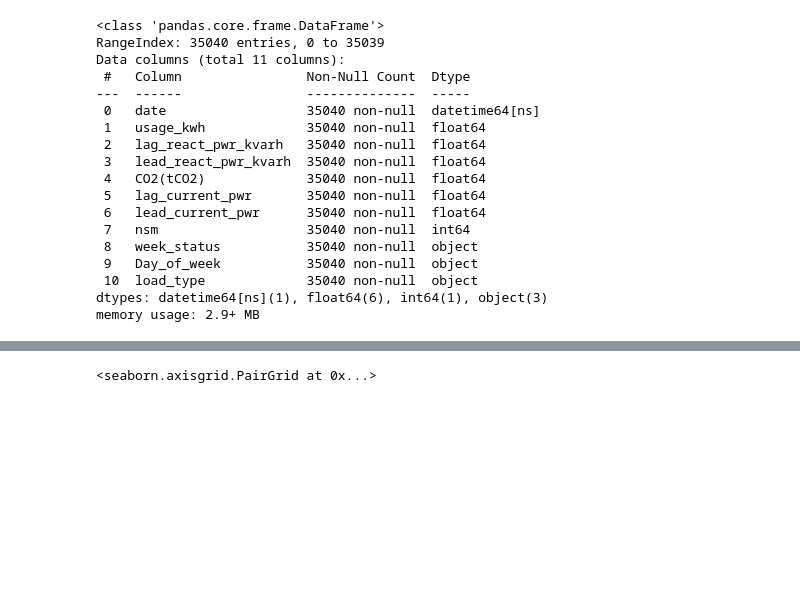
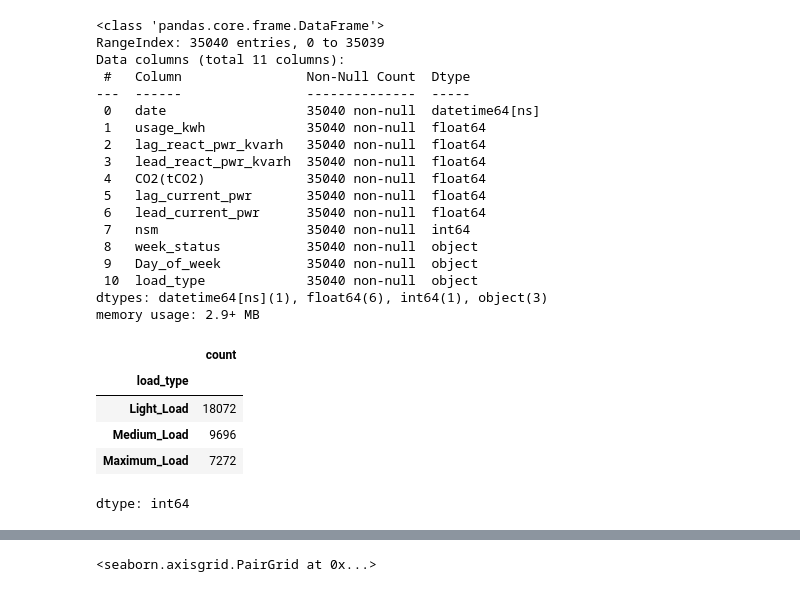
Before and after one commit to zaccowan/MLA_ZSC, a Jupyter notebook: MLA2_ZSC.ipynb, the cells around one changed output, grey strips where cells are left out. Saved outputs shown, nothing was run; the diff lists cells and outputs as text; code cells hidden in the pictures; blank space fills up the shorter version.

```diff
--- a/MLA2_ZSC.ipynb
+++ b/MLA2_ZSC.ipynb
@@ -119,0 +122,12 @@ types_df=df.dtypes.value_counts()
+# %%
+# the following is the counts for each load type in terms of samples
+# Note: 96 samples were taken per day - a sample every 15 minutes for 24 hours
+load_count_samples=df["load_type"].value_counts()
+load_count_samples
+# %% [output]
+|  | count |
+| load_type |  |
+| Light_Load | 18072 |
+| Medium_Load | 9696 |
+| Maximum_Load | 7272 |
+dtype: int64
```
Also changed, not shown: parts of 10 cells of this notebook.
